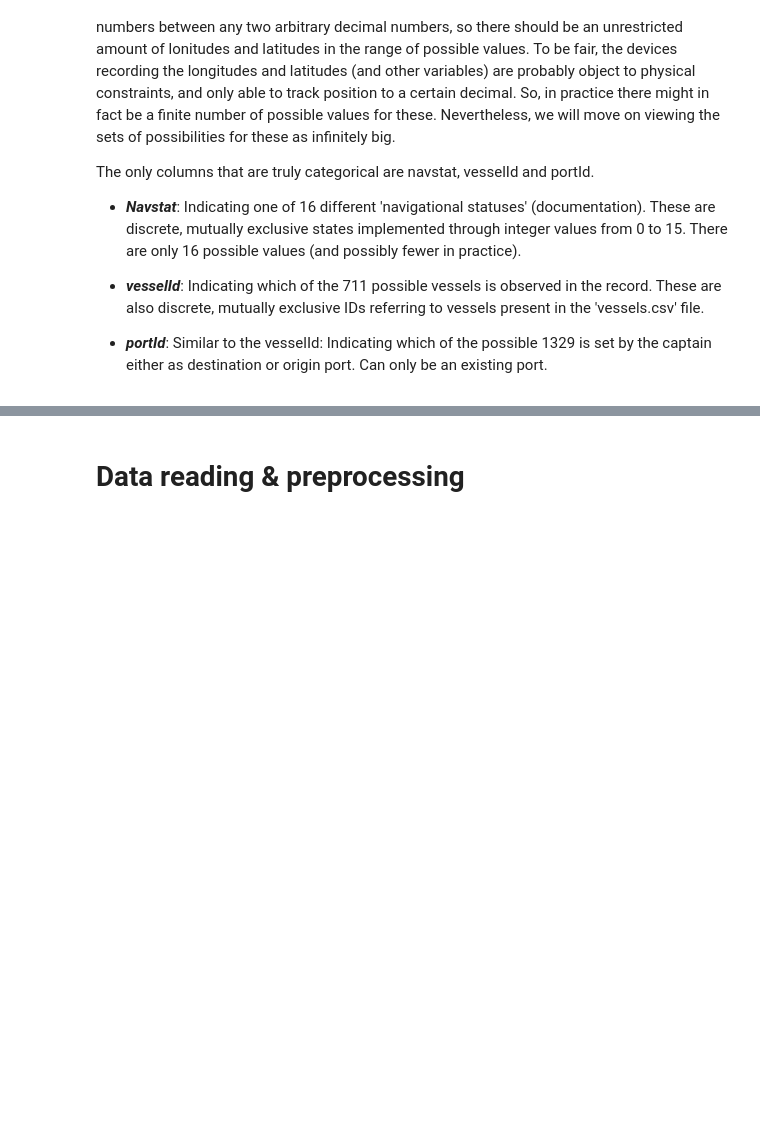
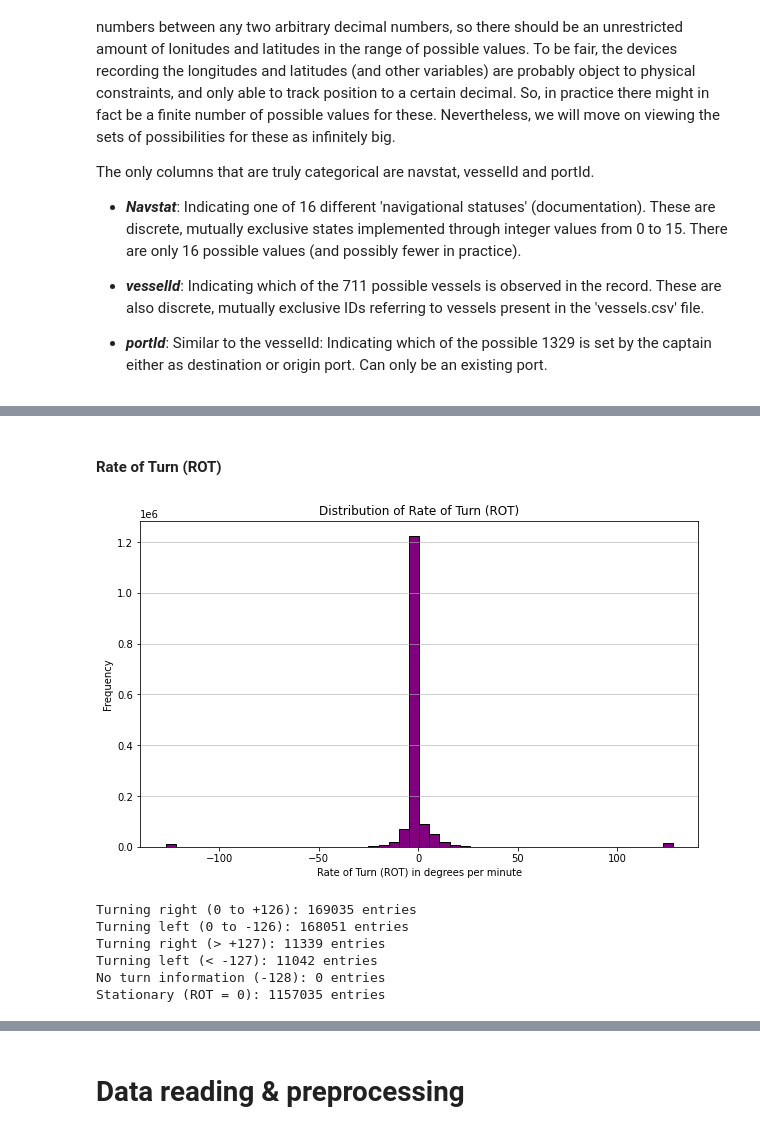
Before and after one commit to sondrmsk/MachineLearningProject, a Jupyter notebook: long_notebook_ML.ipynb, the cells around one changed output, grey strips where cells are left out. Drawn from its saved outputs; the diff is of its cells as text; code cells hidden in the pictures; blank space fills up the shorter version.

```diff
--- a/long_notebook_ML.ipynb
+++ b/long_notebook_ML.ipynb
@@ -165,0 +197,36 @@ Hedda, fiks histogram som gir meining med kommentarer
+# %% [markdown]
+#### Rate of Turn (ROT)
+# %%
+# Plotting the histogram for Rate of Turn (ROT)
+plt.figure(figsize=(10, 6))
+plt.hist(data['rot'], bins=50, color='purple', edgecolor='black')
+plt.title('Distribution of Rate of Turn (ROT)')
+plt.xlabel('Rate of Turn (ROT) in degrees per minute')
+plt.ylabel('Frequency')
+plt.grid(axis='y', alpha=0.75)
+plt.show()
+# %% [output]
+[figure, added]
+# %%
+import pandas as pd
+
+# Define the categories for ROT
+categories = {
+    "Turning right (0 to +126)": data[(data['rot'] > 0) & (data['rot'] <= 126)].shape[0],
+    "Turning left (0 to -126)": data[(data['rot'] < 0) & (data['rot'] >= -126)].shape[0],
+    "Turning right (> +127)": data[data['rot'] == 127].shape[0],
+    "Turning left (< -127)": data[data['rot'] == -127].shape[0],
+    "No turn information (-128)": data[data['rot'] == -128].shape[0],
+    "Stationary (ROT = 0)": data[data['rot'] == 0].shape[0]
+}
+
+# Display the counts for each category
+for category, count in categories.items():
+    print(f"{category}: {count} entries")
+# %% [output]
+Turning right (0 to +126): 169035 entries
+Turning left (0 to -126): 168051 entries
+Turning right (> +127): 11339 entries
+Turning left (< -127): 11042 entries
+No turn information (-128): 0 entries
+Stationary (ROT = 0): 1157035 entries
```
Also changed, not shown: parts of 26 cells of this notebook.
